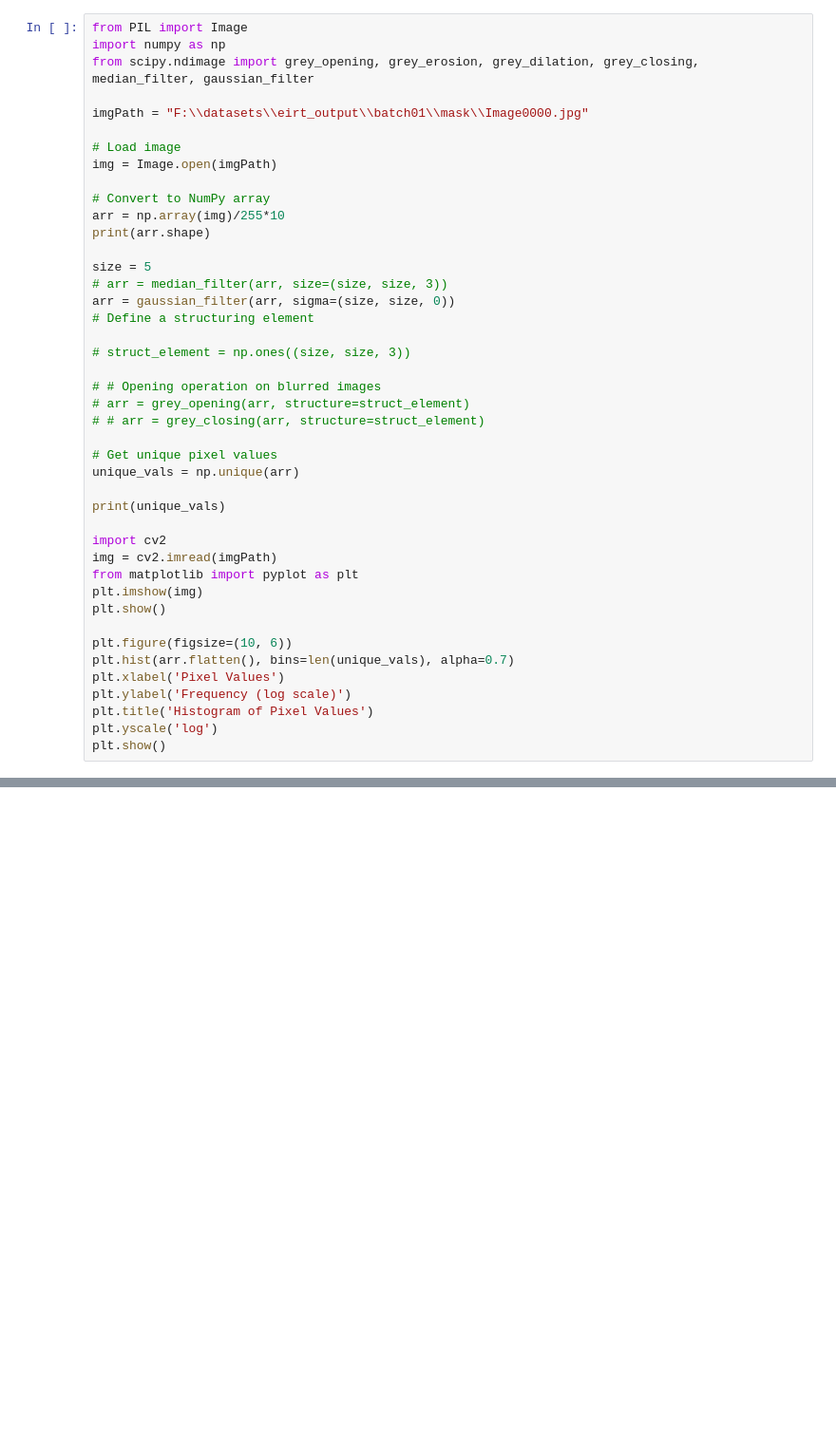
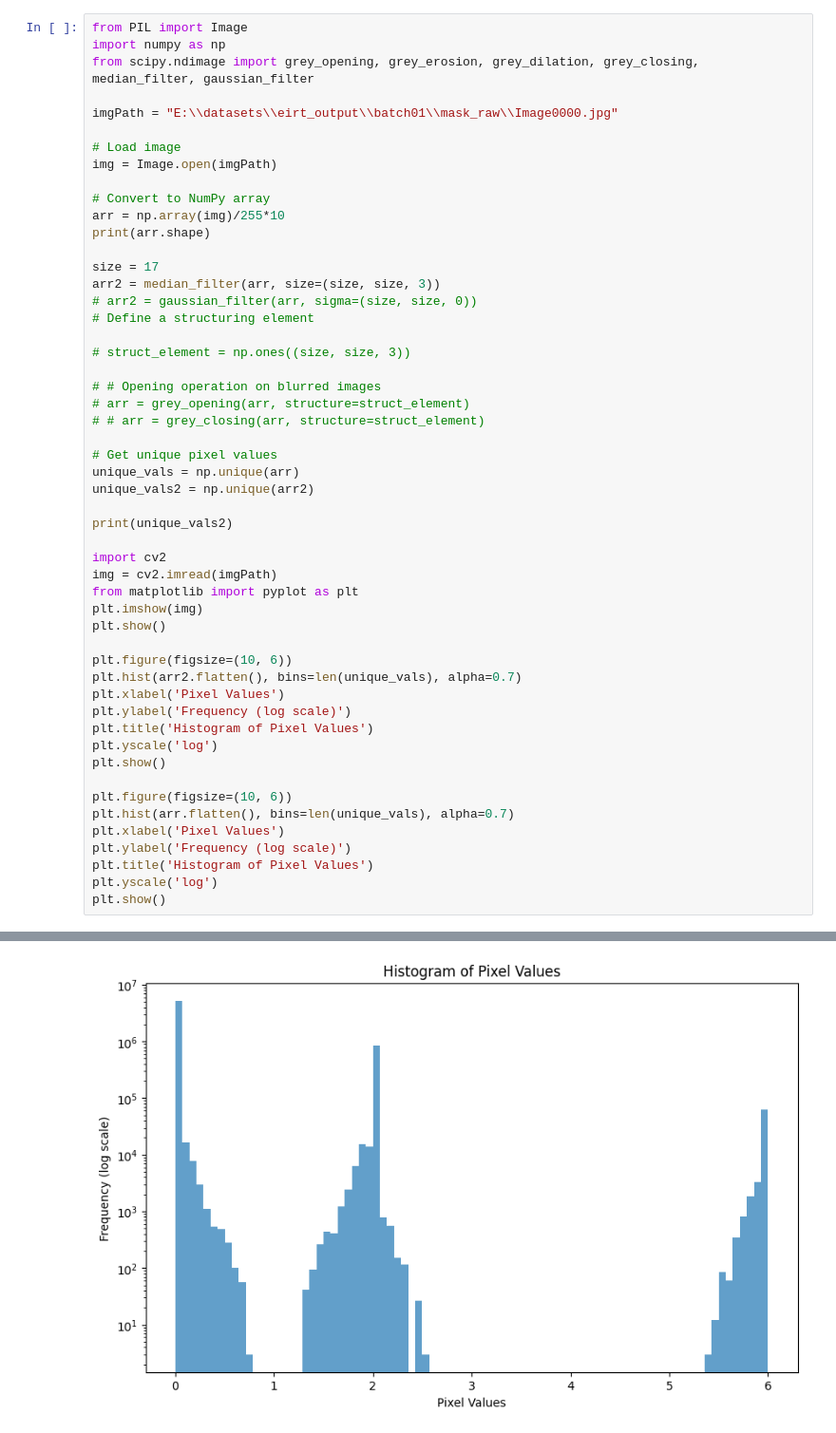
Before and after one commit to Crask21/eirt2025, a Jupyter notebook: notebooks/sbdx.ipynb, the cells around one changed output, grey strips where cells are left out. Shown at 95% size. Drawn from its saved outputs; the diff is of its cells as text; blank space fills up the shorter version.

```diff
--- a/notebooks/sbdx.ipynb
+++ b/notebooks/sbdx.ipynb
@@ -3,7 +3,7 @@ from PIL import Image
 import numpy as np
 from scipy.ndimage import grey_opening, grey_erosion, grey_dilation, grey_closing, median_filter, gaussian_filter
 
-imgPath = "F:\\datasets\\eirt_output\\batch01\\mask\\Image0000.jpg"
+imgPath = "E:\\datasets\\eirt_output\\batch01\\mask_raw\\Image0000.jpg"
 
 # Load image
 img = Image.open(imgPath)
@@ -12,9 +12,9 @@ img = Image.open(imgPath)
 arr = np.array(img)/255*10
 print(arr.shape)
 
-size = 5
-# arr = median_filter(arr, size=(size, size, 3))
-arr = gaussian_filter(arr, sigma=(size, size, 0))
+size = 17
+arr2 = median_filter(arr, size=(size, size, 3))
+# arr2 = gaussian_filter(arr, sigma=(size, size, 0))
 # Define a structuring element
 
 # struct_element = np.ones((size, size, 3))
@@ -25,13 +25,22 @@ arr = gaussian_filter(arr, sigma=(size, size, 0))
 
 # Get unique pixel values
 unique_vals = np.unique(arr)
+unique_vals2 = np.unique(arr2)
 
-print(unique_vals)
+print(unique_vals2)
 
 import cv2
 img = cv2.imread(imgPath)
 from matplotlib import pyplot as plt
 plt.imshow(img)
+plt.show()
+
+plt.figure(figsize=(10, 6))
+plt.hist(arr2.flatten(), bins=len(unique_vals), alpha=0.7)
+plt.xlabel('Pixel Values')
+plt.ylabel('Frequency (log scale)')
+plt.title('Histogram of Pixel Values')
+plt.yscale('log')
 plt.show()
 
 plt.figure(figsize=(10, 6))
@@ -49,0 +67 @@ KeyboardInterrupt:
+[figure, added]
```
Also changed, not shown: parts of 5 cells of this notebook, 2 other files.
